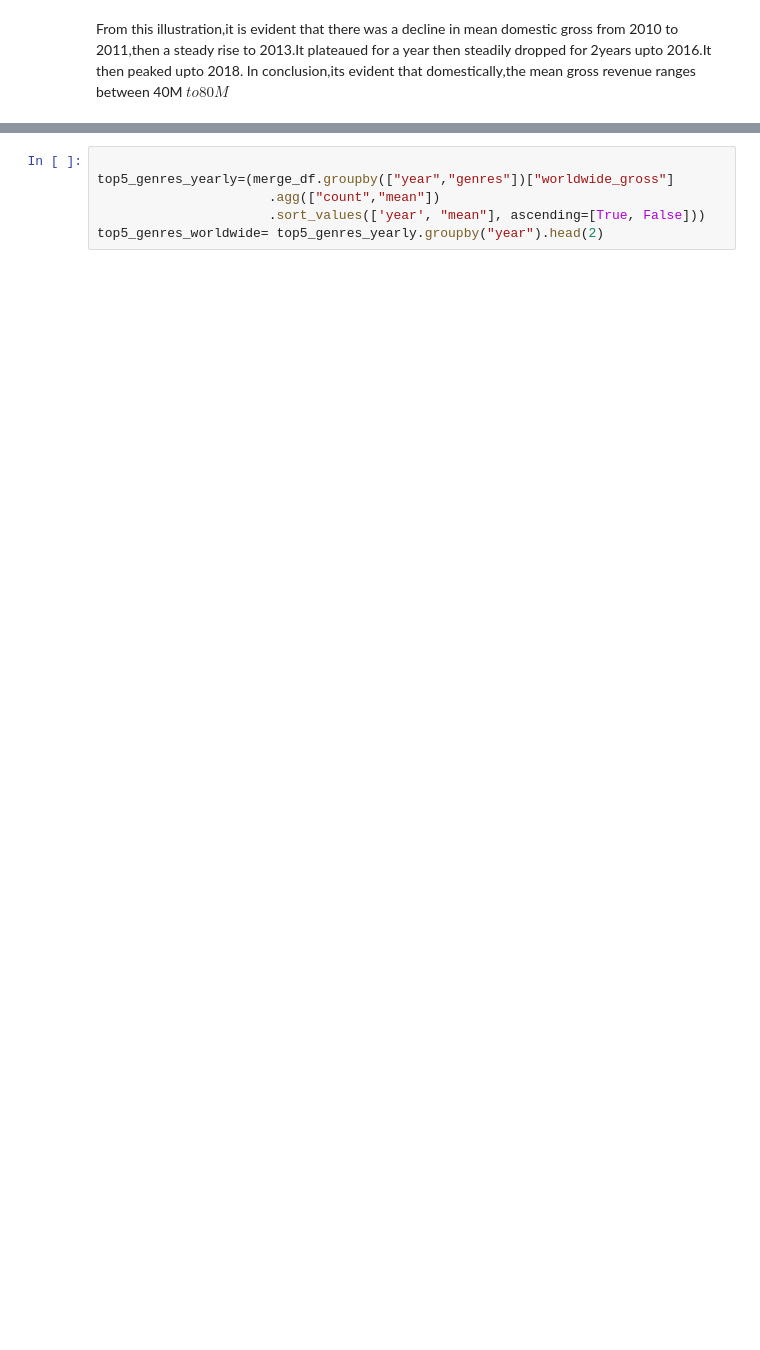
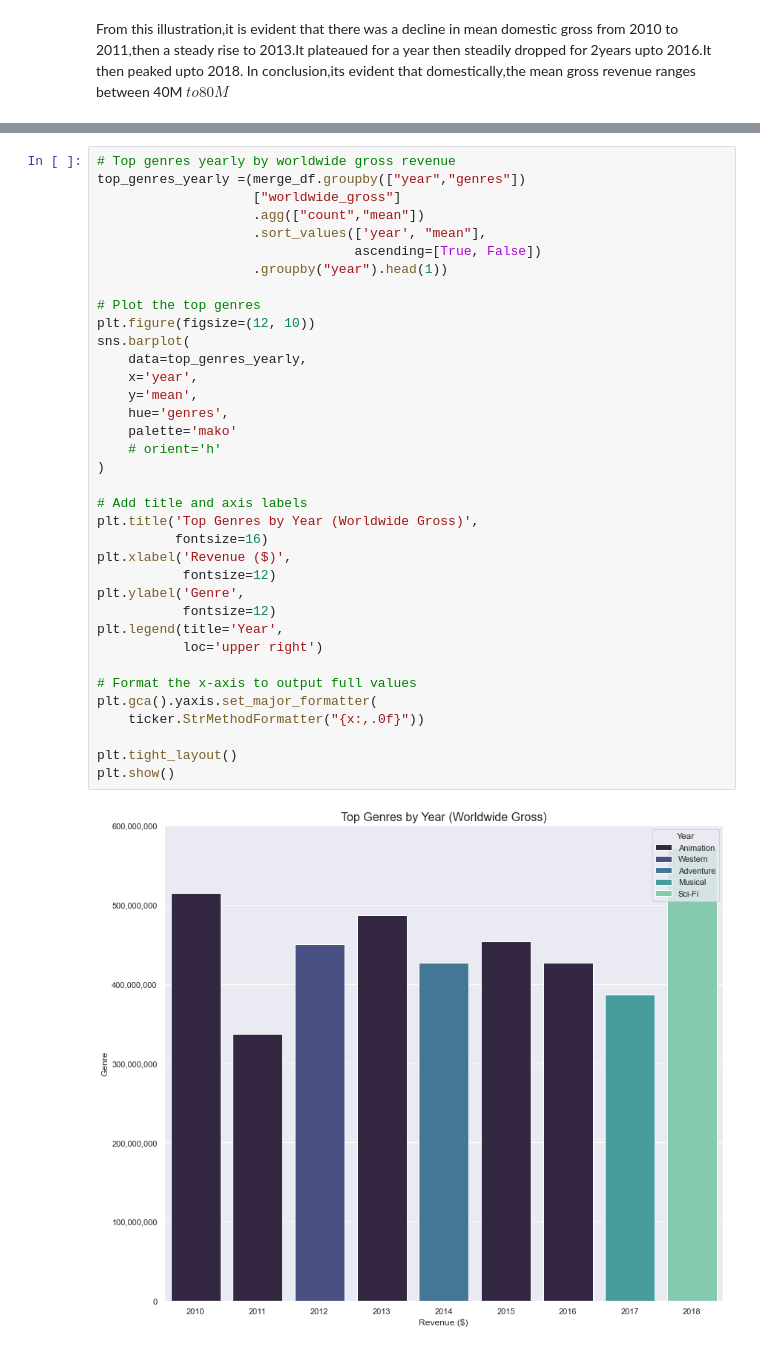
Before and after one commit to Patoh254code/movie_project, a Jupyter notebook: index.ipynb, the cells around one changed output, grey strips where cells are left out. Cells and saved outputs as stored; diff of their text form; blank space fills up the shorter version.

```diff
--- a/index.ipynb
+++ b/index.ipynb
@@ -454,6 +436,38 @@ From the above illustration,It is evident that  mean worlwide gross revenue plat
-# %%
-
-top5_genres_yearly=(merge_df.groupby(["year","genres"])["worldwide_gross"]
-                      .agg(["count","mean"])
-                      .sort_values(['year', "mean"], ascending=[True, False]))
-top5_genres_worldwide= top5_genres_yearly.groupby("year").head(2)
+# %%
+# Top genres yearly by worldwide gross revenue
+top_genres_yearly =(merge_df.groupby(["year","genres"])
+                    ["worldwide_gross"]
+                    .agg(["count","mean"])
+                    .sort_values(['year', "mean"],
+                                 ascending=[True, False])
+                    .groupby("year").head(1))
+
+# Plot the top genres
+plt.figure(figsize=(12, 10))
+sns.barplot(
+    data=top_genres_yearly,
+    x='year',
+    y='mean',
+    hue='genres',
+    palette='mako'
+    # orient='h'
+)
+
+# Add title and axis labels
+plt.title('Top Genres by Year (Worldwide Gross)',
+          fontsize=16)
+plt.xlabel('Revenue ($)',
+           fontsize=12)
+plt.ylabel('Genre',
+           fontsize=12)
+plt.legend(title='Year',
+           loc='upper right')
+
+# Format the x-axis to output full values
+plt.gca().yaxis.set_major_formatter(
+    ticker.StrMethodFormatter("{x:,.0f}"))
+
+plt.tight_layout()
+plt.show()
+# %% [output]
+[figure, added]
```
Also changed, not shown: parts of 33 cells of this notebook.
